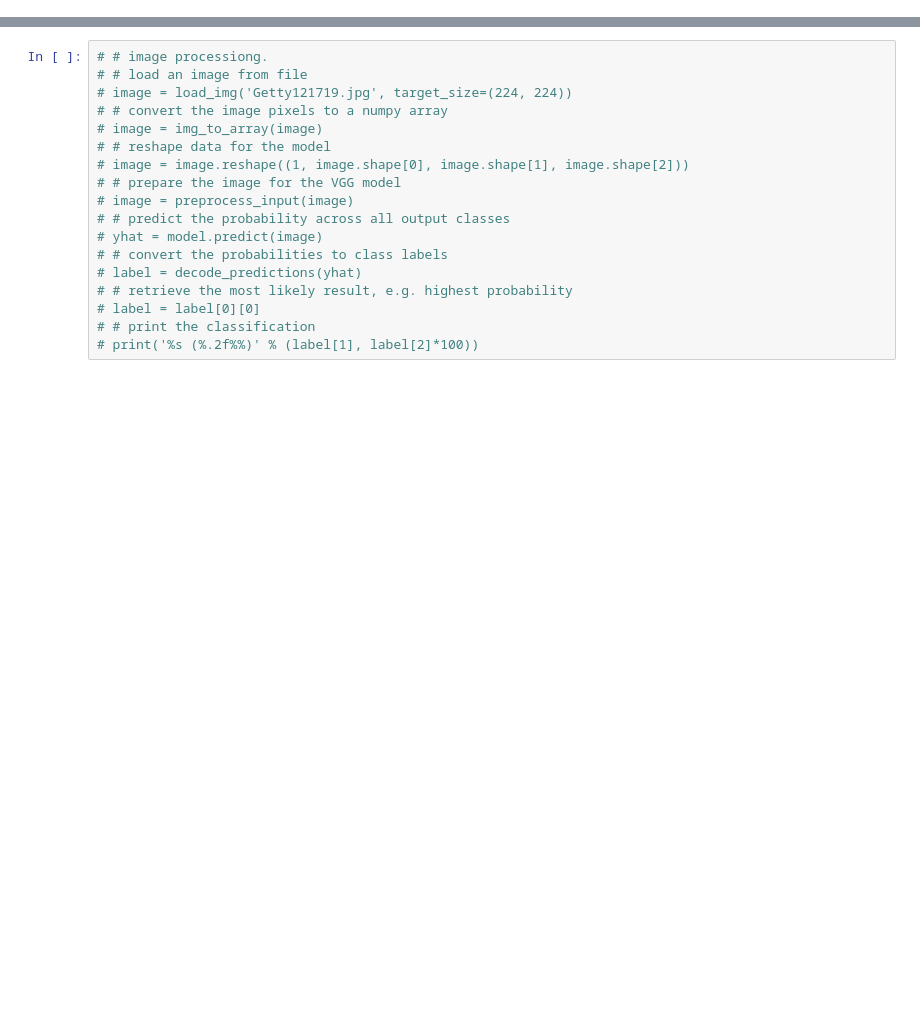
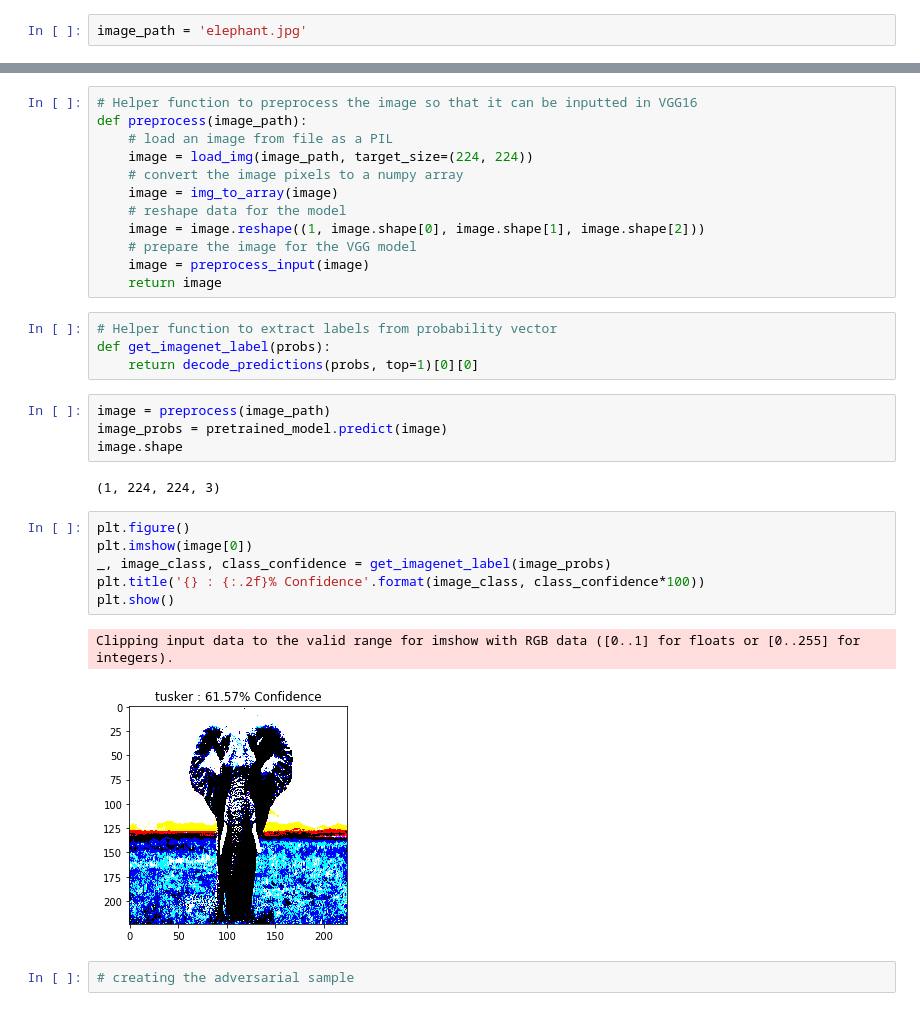
Before and after one commit to yasz24/adversarial-image-classification, a Jupyter notebook: VGG16.ipynb, the cells around one changed output, grey strips where cells are left out. Drawn from its saved outputs; the diff is of its cells as text; blank space fills up the shorter version.

```diff
--- a/VGG16.ipynb
+++ b/VGG16.ipynb
@@ -25,0 +22,2 @@ tusker (61.57%)
+# %%
+image_path = 'elephant.jpg'
@@ -26,18 +31,33 @@ tusker (61.57%)
 # %%
-# # image processiong.
-# # load an image from file
-# image = load_img('Getty121719.jpg', target_size=(224, 224))
-# # convert the image pixels to a numpy array
-# image = img_to_array(image)
-# # reshape data for the model
-# image = image.reshape((1, image.shape[0], image.shape[1], image.shape[2]))
-# # prepare the image for the VGG model
-# image = preprocess_input(image)
-# # predict the probability across all output classes
-# yhat = model.predict(image)
-# # convert the probabilities to class labels
-# label = decode_predictions(yhat)
-# # retrieve the most likely result, e.g. highest probability
-# label = label[0][0]
-# # print the classification
-# print('%s (%.2f%%)' % (label[1], label[2]*100))
+# Helper function to preprocess the image so that it can be inputted in VGG16
+def preprocess(image_path):
+    # load an image from file as a PIL
+    image = load_img(image_path, target_size=(224, 224))
+    # convert the image pixels to a numpy array
+    image = img_to_array(image)
+    # reshape data for the model
+    image = image.reshape((1, image.shape[0], image.shape[1], image.shape[2]))
+    # prepare the image for the VGG model
+    image = preprocess_input(image)
+    return image
+# %%
+# Helper function to extract labels from probability vector
+def get_imagenet_label(probs):
+    return decode_predictions(probs, top=1)[0][0]
+# %%
+image = preprocess(image_path)
+image_probs = pretrained_model.predict(image)
+image.shape
+# %% [output]
+(1, 224, 224, 3)
+# %%
+plt.figure()
+plt.imshow(image[0])
+_, image_class, class_confidence = get_imagenet_label(image_probs)
+plt.title('{} : {:.2f}% Confidence'.format(image_class, class_confidence*100))
+plt.show()
+# %% [output]
+Clipping input data to the valid range for imshow with RGB data ([0..1] for floats or [0..255] for integers).
+[figure, added]
+# %%
+# creating the adversarial sample
```
Also changed, not shown: parts of 8 cells of this notebook.
